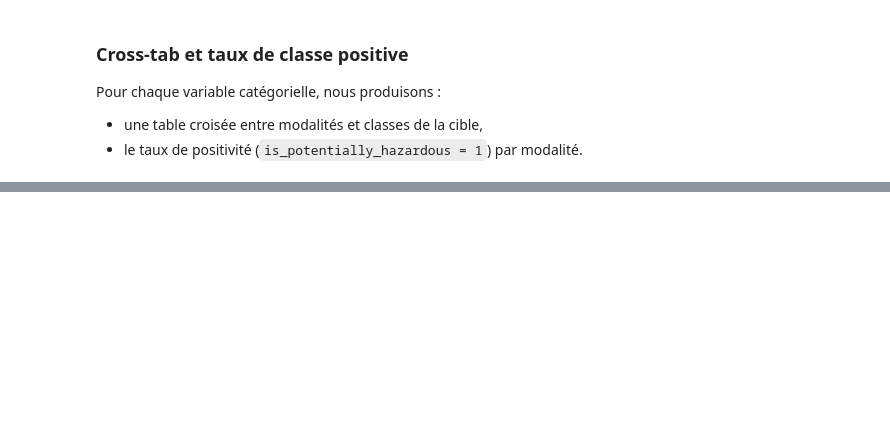
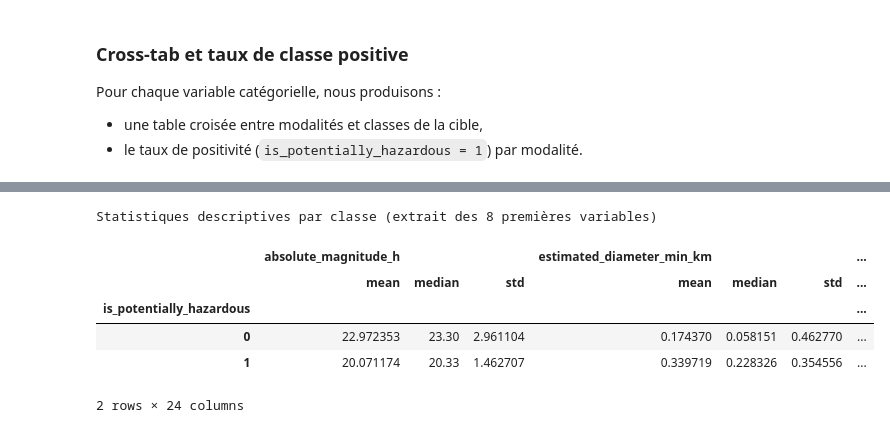
Before and after one commit to zakariyaee/Projet_ML, a Jupyter notebook: notebooks/02_eda.ipynb, the cells around one changed output, grey strips where cells are left out. Cells and saved outputs as stored; diff of their text form; code cells hidden in the pictures; blank space fills up the shorter version.

```diff
--- a/notebooks/02_eda.ipynb
+++ b/notebooks/02_eda.ipynb
@@ -570,0 +674,18 @@ for col in cat_cols:
+# %%
+feature_cols = [c for c in cont_cols if c != TARGET]
+
+stats_by_class = (
+    df.groupby(TARGET)[feature_cols]
+    .agg(["mean", "median", "std"])
+    .round(6)
+)
+print("Statistiques descriptives par classe (extrait des 8 premières variables)")
+display(stats_by_class.iloc[:, :24])
+# %% [output]
+Statistiques descriptives par classe (extrait des 8 premières variables)
+|  | absolute_magnitude_h |  |  | estimated_diameter_min_km |  |  | ... |
+|  | mean | median | std | mean | median | std | ... |
+| is_potentially_hazardous |  |  |  |  |  |  | ... |
+| 0 | 22.972353 | 23.30 | 2.961104 | 0.174370 | 0.058151 | 0.462770 | ... |
+| 1 | 20.071174 | 20.33 | 1.462707 | 0.339719 | 0.228326 | 0.354556 | ... |
+2 rows × 24 columns
```
Also changed, not shown: parts of 10 cells of this notebook.
